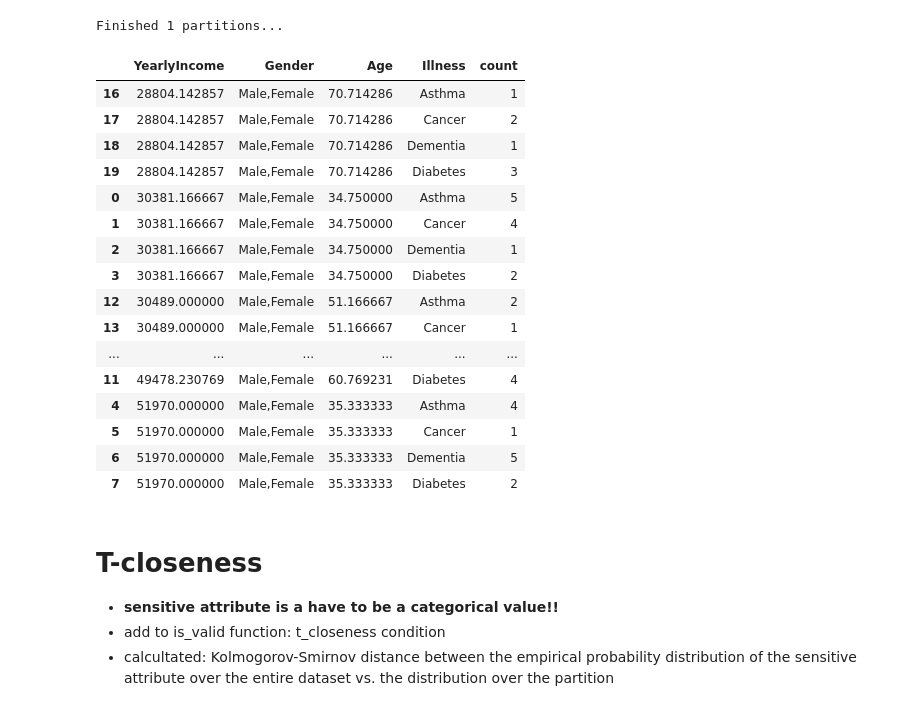
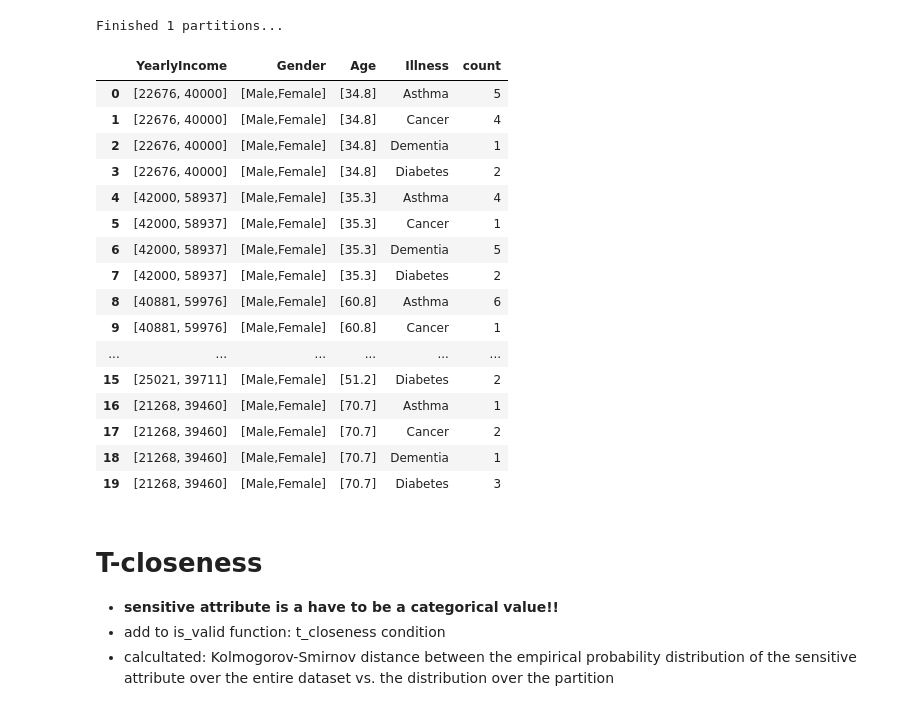
Before and after one commit to JonasGreim/data-privacy, a Jupyter notebook: data-privacy-methods.ipynb, the cells around one changed output. Cells and saved outputs as stored; diff of their text form; code cells hidden in the pictures.

```diff
--- a/data-privacy-methods.ipynb
+++ b/data-privacy-methods.ipynb
@@ -366,26 +356,26 @@ pl.show()
 dfl = build_anonymized_dataset(df, finished_l_diverse_partitions, feature_columns, sensitive_column)
 # %% [output]
 Finished 1 partitions...
-# %%
-dfl.sort_values([column_x, column_y, sensitive_column])
-# %% [output]
-|  | YearlyIncome | Gender | Age | Illness | count |
-| 16 | 28804.142857 | Male,Female | 70.714286 | Asthma | 1 |
-| 17 | 28804.142857 | Male,Female | 70.714286 | Cancer | 2 |
-| 18 | 28804.142857 | Male,Female | 70.714286 | Dementia | 1 |
-| 19 | 28804.142857 | Male,Female | 70.714286 | Diabetes | 3 |
-| 0 | 30381.166667 | Male,Female | 34.750000 | Asthma | 5 |
-| 1 | 30381.166667 | Male,Female | 34.750000 | Cancer | 4 |
-| 2 | 30381.166667 | Male,Female | 34.750000 | Dementia | 1 |
-| 3 | 30381.166667 | Male,Female | 34.750000 | Diabetes | 2 |
-| 12 | 30489.000000 | Male,Female | 51.166667 | Asthma | 2 |
-| 13 | 30489.000000 | Male,Female | 51.166667 | Cancer | 1 |
-| ... | ... | ... | ... | ... | ... |
-| 11 | 49478.230769 | Male,Female | 60.769231 | Diabetes | 4 |
-| 4 | 51970.000000 | Male,Female | 35.333333 | Asthma | 4 |
-| 5 | 51970.000000 | Male,Female | 35.333333 | Cancer | 1 |
-| 6 | 51970.000000 | Male,Female | 35.333333 | Dementia | 5 |
-| 7 | 51970.000000 | Male,Female | 35.333333 | Diabetes | 2 |
+# %%
+dfl
+# %% [output]
+|  | YearlyIncome | Gender | Age | Illness | count |
+| 0 | [22676, 40000] | [Male,Female] | [34.8] | Asthma | 5 |
+| 1 | [22676, 40000] | [Male,Female] | [34.8] | Cancer | 4 |
+| 2 | [22676, 40000] | [Male,Female] | [34.8] | Dementia | 1 |
+| 3 | [22676, 40000] | [Male,Female] | [34.8] | Diabetes | 2 |
+| 4 | [42000, 58937] | [Male,Female] | [35.3] | Asthma | 4 |
+| 5 | [42000, 58937] | [Male,Female] | [35.3] | Cancer | 1 |
+| 6 | [42000, 58937] | [Male,Female] | [35.3] | Dementia | 5 |
+| 7 | [42000, 58937] | [Male,Female] | [35.3] | Diabetes | 2 |
+| 8 | [40881, 59976] | [Male,Female] | [60.8] | Asthma | 6 |
+| 9 | [40881, 59976] | [Male,Female] | [60.8] | Cancer | 1 |
+| ... | ... | ... | ... | ... | ... |
+| 15 | [25021, 39711] | [Male,Female] | [51.2] | Diabetes | 2 |
+| 16 | [21268, 39460] | [Male,Female] | [70.7] | Asthma | 1 |
+| 17 | [21268, 39460] | [Male,Female] | [70.7] | Cancer | 2 |
+| 18 | [21268, 39460] | [Male,Female] | [70.7] | Dementia | 1 |
+| 19 | [21268, 39460] | [Male,Female] | [70.7] | Diabetes | 3 |
 # %% [markdown]
 # T-closeness
 
```
Also changed, not shown: parts of 9 cells of this notebook, 1 other file.
